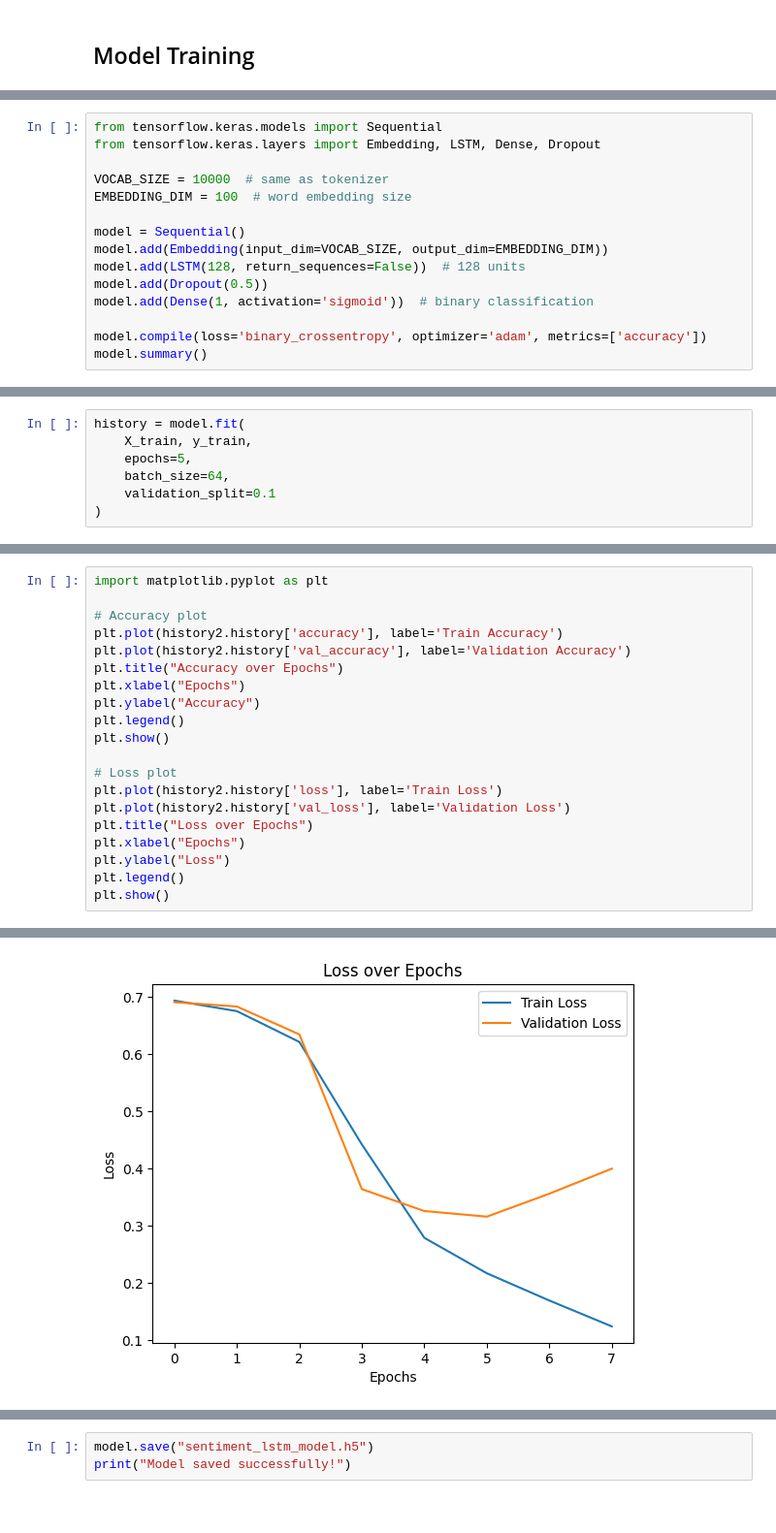
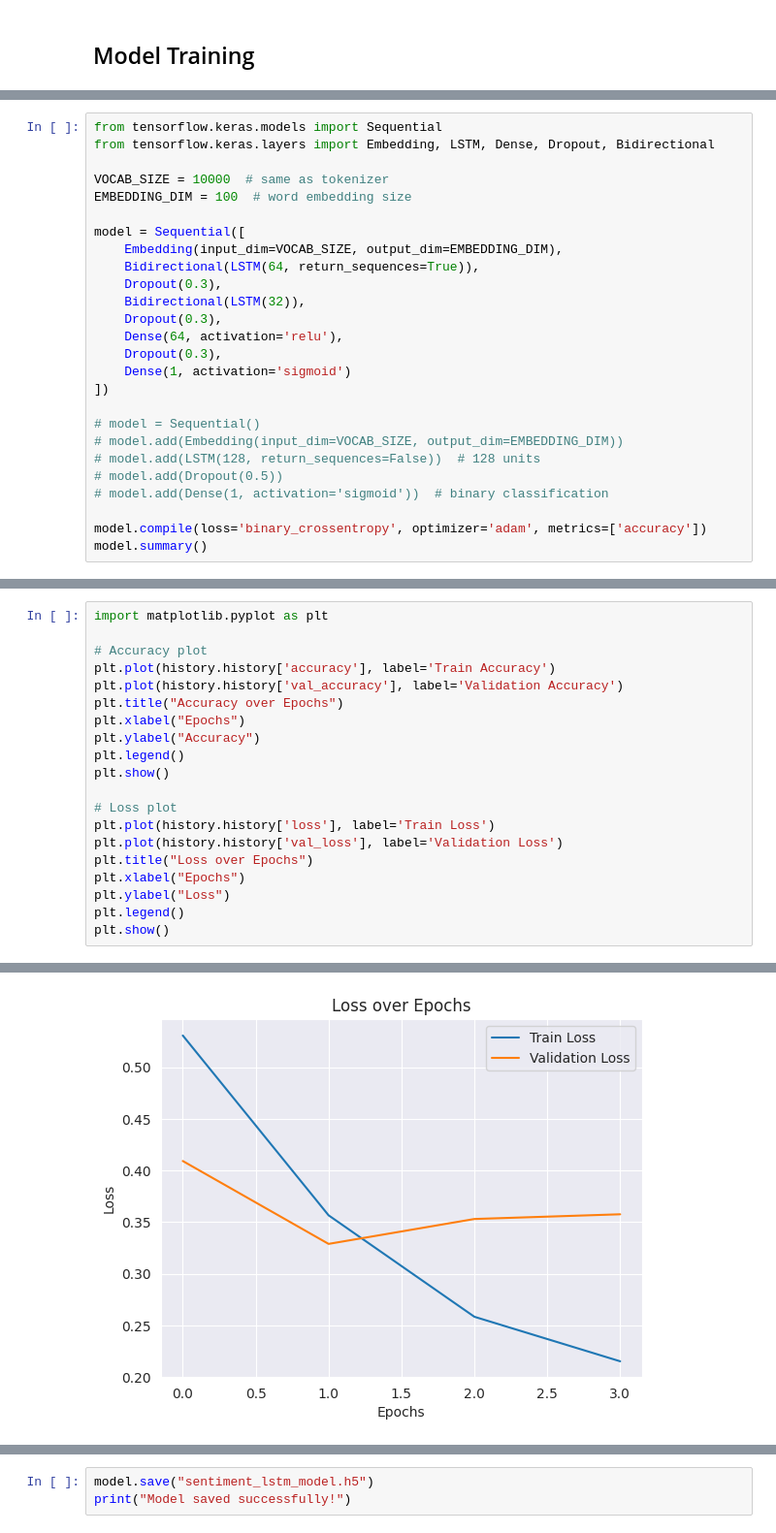
Before and after one commit to aboodAJ/sentiment-analysis, a Jupyter notebook: pipeline 3 (LSTM Keras).ipynb, the cells around one changed output, grey strips where cells are left out. Shown: that part at 97% size. Cells and saved outputs as stored; diff of their text form.

```diff
--- a/pipeline 3 (LSTM Keras).ipynb
+++ b/pipeline 3 (LSTM Keras).ipynb
@@ -202,15 +202,26 @@ X_train, X_test, y_train, y_test = train_test_split(
 # %%
 from tensorflow.keras.models import Sequential
-from tensorflow.keras.layers import Embedding, LSTM, Dense, Dropout
+from tensorflow.keras.layers import Embedding, LSTM, Dense, Dropout, Bidirectional
 
 VOCAB_SIZE = 10000  # same as tokenizer
 EMBEDDING_DIM = 100  # word embedding size
 
-model = Sequential()
-model.add(Embedding(input_dim=VOCAB_SIZE, output_dim=EMBEDDING_DIM))
-model.add(LSTM(128, return_sequences=False))  # 128 units
-model.add(Dropout(0.5))
-model.add(Dense(1, activation='sigmoid'))  # binary classification
+model = Sequential([
+    Embedding(input_dim=VOCAB_SIZE, output_dim=EMBEDDING_DIM),
+    Bidirectional(LSTM(64, return_sequences=True)),
+    Dropout(0.3),
+    Bidirectional(LSTM(32)),
+    Dropout(0.3),
+    Dense(64, activation='relu'),
+    Dropout(0.3),
+    Dense(1, activation='sigmoid')
+])
+
+# model = Sequential()
+# model.add(Embedding(input_dim=VOCAB_SIZE, output_dim=EMBEDDING_DIM))
+# model.add(LSTM(128, return_sequences=False))  # 128 units
+# model.add(Dropout(0.5))
+# model.add(Dense(1, activation='sigmoid'))  # binary classification
 
 model.compile(loss='binary_crossentropy', optimizer='adam', metrics=['accuracy'])
 model.summary()
@@ -233,7 +253,0 @@ Model: "sequential_1"
-# %%
-history = model.fit(
-    X_train, y_train,
-    epochs=5,
-    batch_size=64,
-    validation_split=0.1
-)
@@ -293,8 +291,8 @@ Test Loss: 0.3185
 import matplotlib.pyplot as plt
 
 # Accuracy plot
-plt.plot(history2.history['accuracy'], label='Train Accuracy')
-plt.plot(history2.history['val_accuracy'], label='Validation Accuracy')
+plt.plot(history.history['accuracy'], label='Train Accuracy')
+plt.plot(history.history['val_accuracy'], label='Validation Accuracy')
 plt.title("Accuracy over Epochs")
 plt.xlabel("Epochs")
 plt.ylabel("Accuracy")
@@ -302,8 +300,8 @@ plt.legend()
 plt.show()
 
 # Loss plot
-plt.plot(history2.history['loss'], label='Train Loss')
-plt.plot(history2.history['val_loss'], label='Validation Loss')
+plt.plot(history.history['loss'], label='Train Loss')
+plt.plot(history.history['val_loss'], label='Validation Loss')
 plt.title("Loss over Epochs")
 plt.xlabel("Epochs")
 plt.ylabel("Loss")
@@ -314,2 +312,2 @@ plt.show()
-[figure, old version]
+[figure, new version]
 # %%
```
Also changed, not shown: parts of 10 cells of this notebook, 3 other files.
